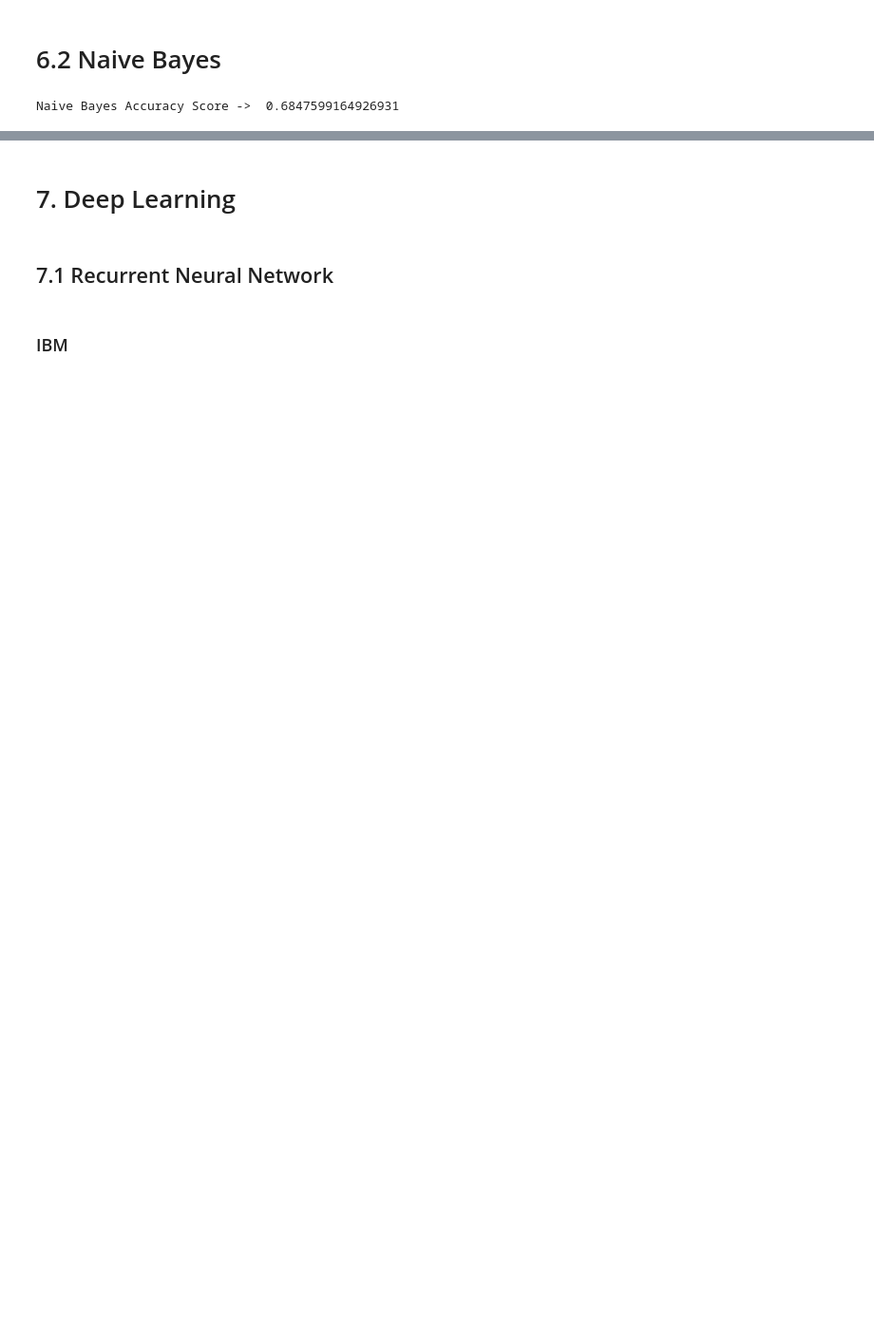
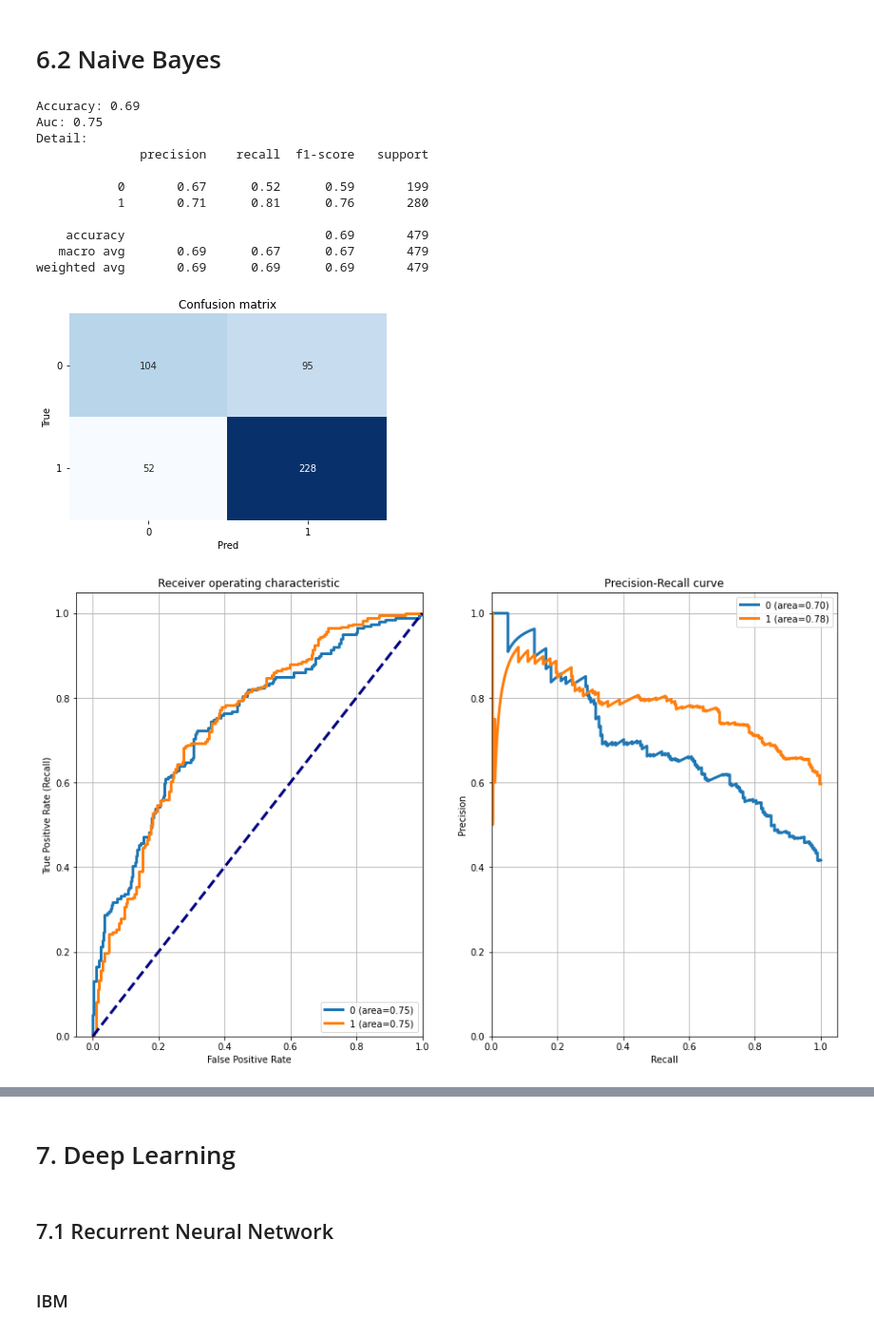
Before and after one commit to adrianoduque97/argument-minning, a Jupyter notebook: ArgumentMinning_TFM.ipynb, the cells around one changed output, grey strips where cells are left out. Shown at 95% size. Cells and saved outputs as stored; diff of their text form; code cells hidden in the pictures; blank space fills up the shorter version.

```diff
--- a/ArgumentMinning_TFM.ipynb
+++ b/ArgumentMinning_TFM.ipynb
@@ -583,12 +664,25 @@ ACC: 0.6133518776077886
 # %%
 # Naive Bayes
 
 Naive = naive_bayes.MultinomialNB()
 Naive.fit(Train_X_Tfidf,Train_Y_IBM)# predict the labels on validation dataset
 predictions_NB = Naive.predict(Test_X_Tfidf)# Use accuracy_score function to get the accuracy
-print("Naive Bayes Accuracy Score -> ",accuracy_score(predictions_NB, Test_Y_IBM))
+
+metricas(predictions_NB, Test_Y_IBM, Naive.predict_proba(Test_X_Tfidf))
 # %% [output]
-Naive Bayes Accuracy Score ->  0.6847599164926931
+Accuracy: 0.69
+Auc: 0.75
+Detail:
+              precision    recall  f1-score   support
+
+           0       0.67      0.52      0.59       199
+           1       0.71      0.81      0.76       280
+
+    accuracy                           0.69       479
+   macro avg       0.69      0.67      0.67       479
+weighted avg       0.69      0.69      0.69       479
+[figure, added]
+[figure, added]
 # %%
 # Naive Bayes
 
```
Also changed, not shown: parts of 23 cells of this notebook.
